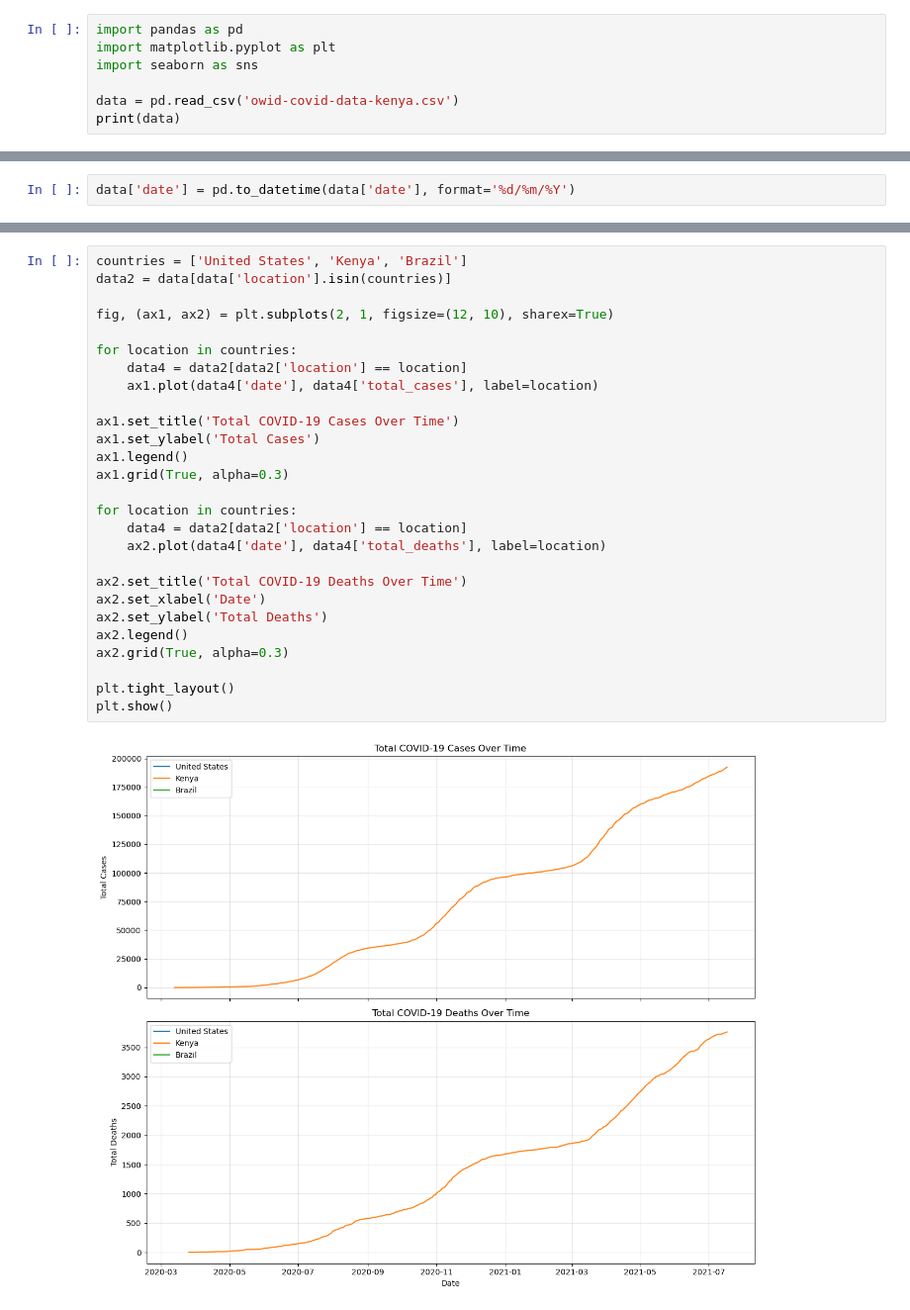
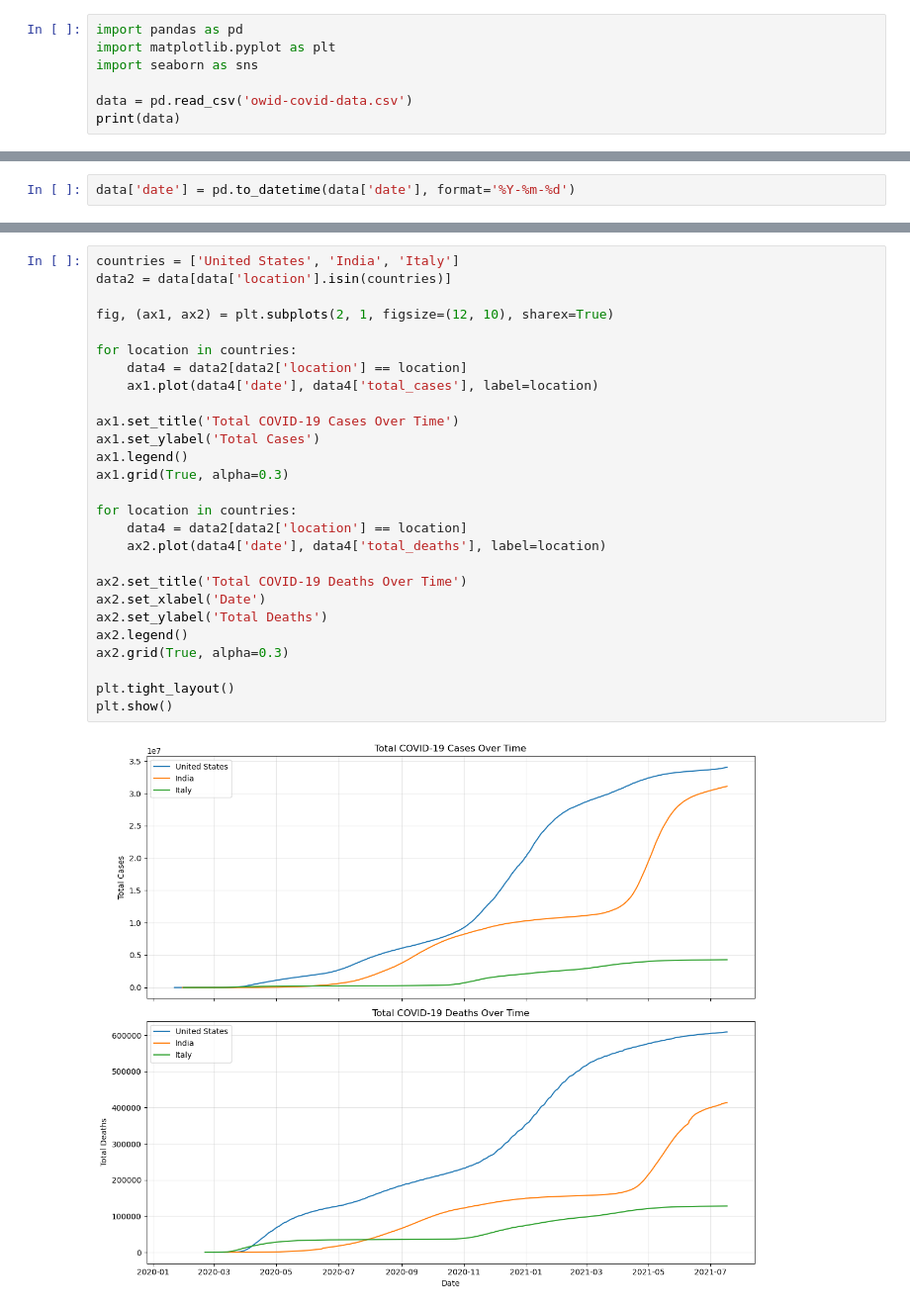
Before and after one commit to Kaballah/COVID-19-Analysis, a Jupyter notebook: Assignment-2.ipynb, the cells around one changed output, grey strips where cells are left out. Shown at 99% size. Cells and saved outputs as stored; diff of their text form.

```diff
--- a/Assignment-2.ipynb
+++ b/Assignment-2.ipynb
@@ -3,6 +3,6 @@ import pandas as pd
 import matplotlib.pyplot as plt
 import seaborn as sns
 
-data = pd.read_csv('owid-covid-data-kenya.csv')
+data = pd.read_csv('owid-covid-data.csv')
 print(data)
 # %% [output]
@@ -90,5 +108,5 @@ data.dropna(subset=['date'])
 # %%
-data['date'] = pd.to_datetime(data['date'], format='%d/%m/%Y')
+data['date'] = pd.to_datetime(data['date'], format='%Y-%m-%d')
 # %%
 data.fillna(0)
 # %% [output]
@@ -166,32 +184,32 @@ plt.show()
 # %%
-countries = ['United States', 'Kenya', 'Brazil']
+countries = ['United States', 'India', 'Italy']
 data2 = data[data['location'].isin(countries)]
 
 fig, (ax1, ax2) = plt.subplots(2, 1, figsize=(12, 10), sharex=True)
 
 for location in countries:
     data4 = data2[data2['location'] == location]
     ax1.plot(data4['date'], data4['total_cases'], label=location)
 
 ax1.set_title('Total COVID-19 Cases Over Time')
 ax1.set_ylabel('Total Cases')
 ax1.legend()
 ax1.grid(True, alpha=0.3)
 
 for location in countries:
     data4 = data2[data2['location'] == location]
     ax2.plot(data4['date'], data4['total_deaths'], label=location)
 
 ax2.set_title('Total COVID-19 Deaths Over Time')
 ax2.set_xlabel('Date')
 ax2.set_ylabel('Total Deaths')
 ax2.legend()
 ax2.grid(True, alpha=0.3)
 
 plt.tight_layout()
 plt.show()
 # %% [output]
-[figure, old version]
+[figure, new version]
 # %%
 data5 = data.sort_values('date').groupby('location').last().reset_index()
 
```
Also changed, not shown: parts of 14 cells of this notebook.
